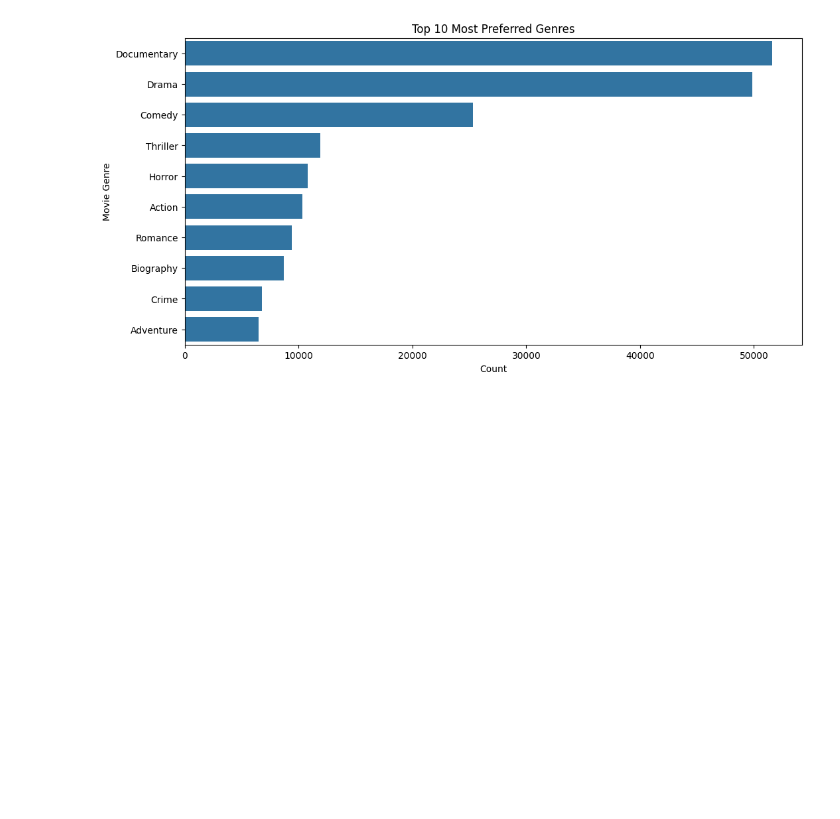
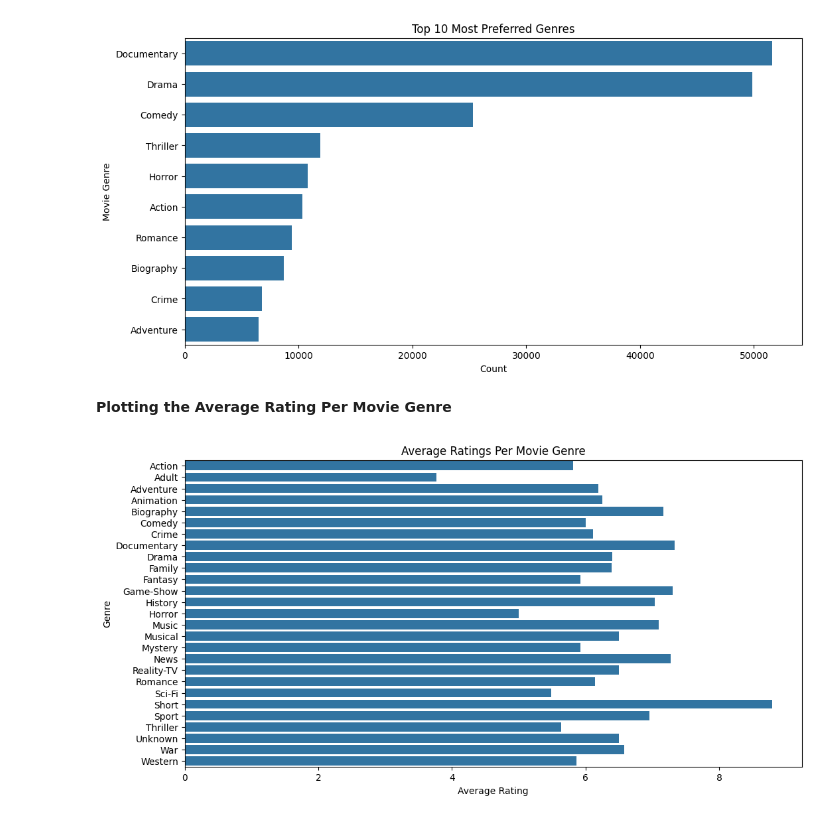
Before and after one commit to Lilian624/Microsoft-Movies-Project-1, a Jupyter notebook: student.ipynb, the cells around one changed output. Saved outputs shown, nothing was run; the diff lists cells and outputs as text; code cells hidden in the pictures; blank space fills up the shorter version.

```diff
--- a/student.ipynb
+++ b/student.ipynb
@@ -473,3 +473,24 @@ plt.ylabel('Movie Genre')
 plt.show()
 # %% [output]
 [figure]
+# %% [markdown]
+**Plotting the Average Rating Per Movie Genre**
+# %%
+# Merge the cleaned title basics data with title ratings data
+title_ratings_new = pd.merge(title_basics_new, title_ratings, on='tconst')
+# Split genres and calculate average rating for each genre
+genres_ratings = title_ratings_new[['genres', 'averagerating']].dropna()
+genres_ratings['genres'] = genres_ratings['genres'].str.split(',')
+genres_ratings = genres_ratings.explode('genres')
+
+average_rating_by_genre = genres_ratings.groupby('genres')['averagerating'].mean().reset_index()
+# %%
+# Plot average rating graph by genre
+plt.figure(figsize=(12, 6))
+sns.barplot(data=average_rating_by_genre, x='averagerating', y='genres')
+plt.title('Average Ratings Per Movie Genre')
+plt.xlabel('Average Rating')
+plt.ylabel('Genre')
+plt.show()
+# %% [output]
+[figure, added]
```
Also changed, not shown: parts of 5 cells of this notebook.
